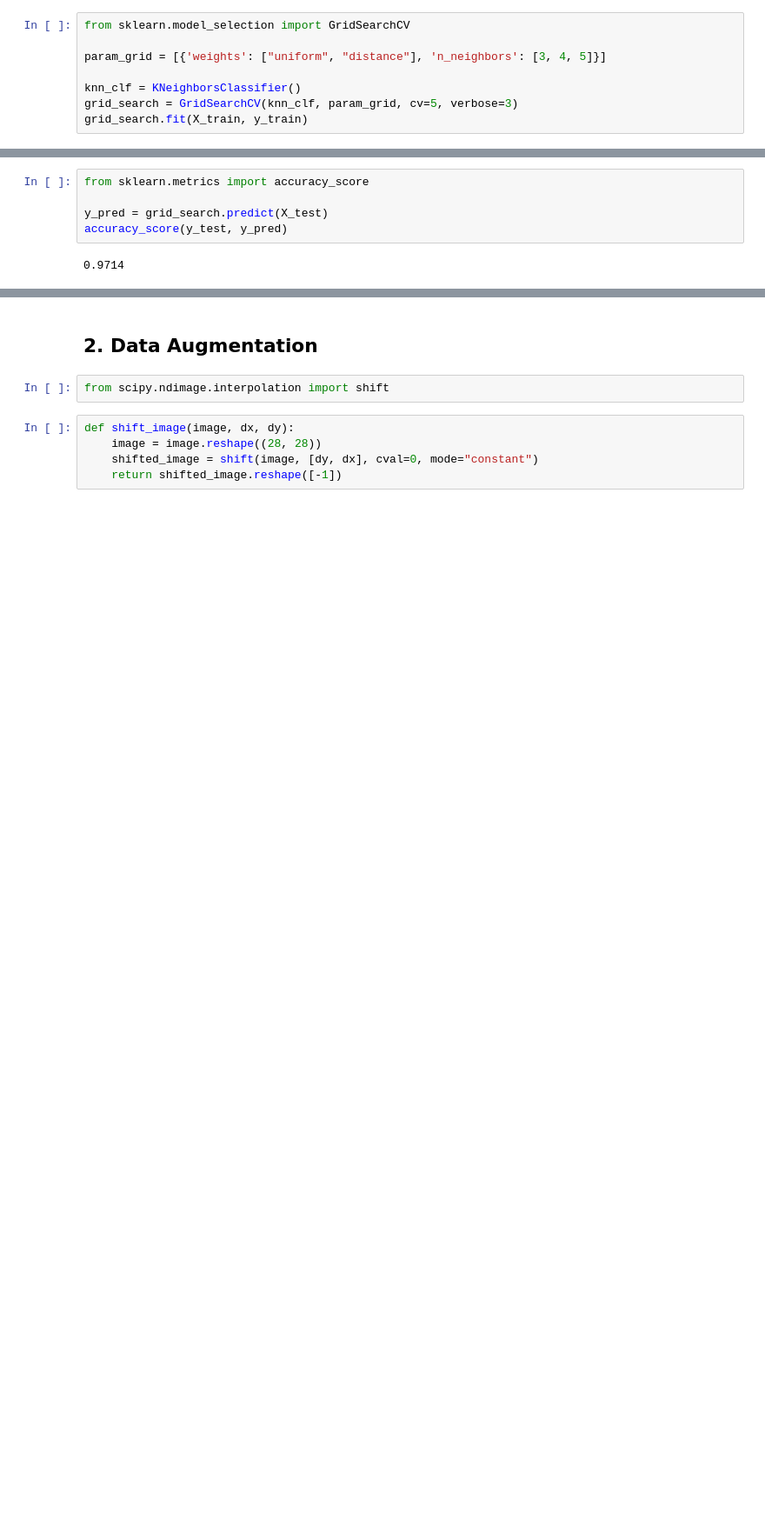
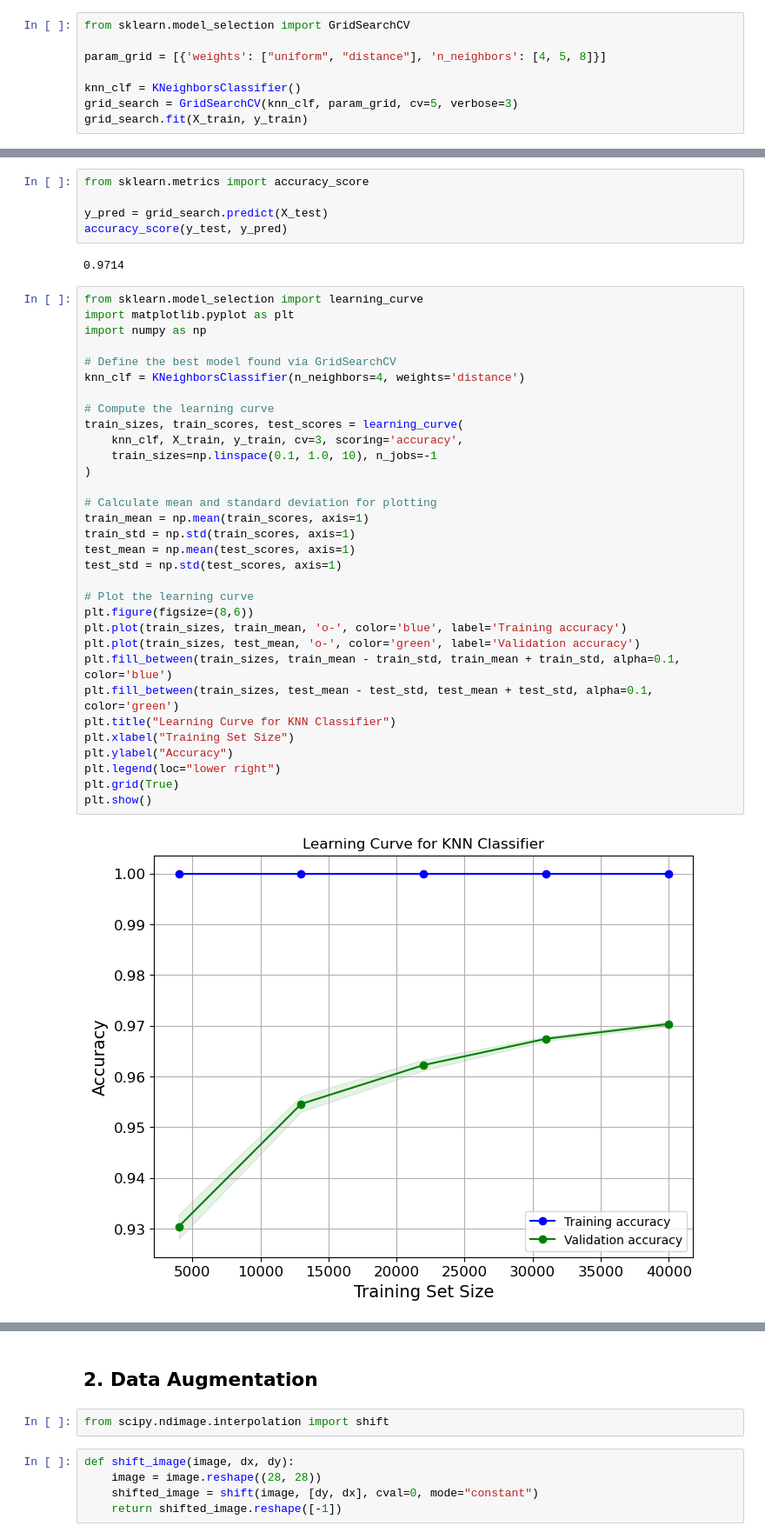
Before and after one commit to suka1901/handson-ml2, a Jupyter notebook: 03_classification.ipynb, the cells around one changed output, grey strips where cells are left out. Shown at 87% size. Cells and saved outputs as stored; diff of their text form; blank space fills up the shorter version.

```diff
--- a/03_classification.ipynb
+++ b/03_classification.ipynb
@@ -708,7 +710,7 @@ Predicted probabilities: [[0.2 0.  0.  0.  0.  0.  0.  0.  0.  0.8]]
 # %%
 from sklearn.model_selection import GridSearchCV
 
-param_grid = [{'weights': ["uniform", "distance"], 'n_neighbors': [3, 4, 5]}]
+param_grid = [{'weights': ["uniform", "distance"], 'n_neighbors': [4, 5, 8]}]
 
 knn_clf = KNeighborsClassifier()
 grid_search = GridSearchCV(knn_clf, param_grid, cv=5, verbose=3)
@@ -760,3 +752,37 @@ y_pred = grid_search.predict(X_test)
 accuracy_score(y_test, y_pred)
 # %% [output]
 0.9714
+# %%
+from sklearn.model_selection import learning_curve
+import matplotlib.pyplot as plt
+import numpy as np
+
+# Define the best model found via GridSearchCV
+knn_clf = KNeighborsClassifier(n_neighbors=4, weights='distance')
+
+# Compute the learning curve
+train_sizes, train_scores, test_scores = learning_curve(
+    knn_clf, X_train, y_train, cv=3, scoring='accuracy',
+    train_sizes=np.linspace(0.1, 1.0, 10), n_jobs=-1
+)
+
+# Calculate mean and standard deviation for plotting
+train_mean = np.mean(train_scores, axis=1)
+train_std = np.std(train_scores, axis=1)
+test_mean = np.mean(test_scores, axis=1)
+test_std = np.std(test_scores, axis=1)
+
+# Plot the learning curve
+plt.figure(figsize=(8,6))
+plt.plot(train_sizes, train_mean, 'o-', color='blue', label='Training accuracy')
+plt.plot(train_sizes, test_mean, 'o-', color='green', label='Validation accuracy')
+plt.fill_between(train_sizes, train_mean - train_std, train_mean + train_std, alpha=0.1, color='blue')
+plt.fill_between(train_sizes, test_mean - test_std, test_mean + test_std, alpha=0.1, color='green')
+plt.title("Learning Curve for KNN Classifier")
+plt.xlabel("Training Set Size")
+plt.ylabel("Accuracy")
+plt.legend(loc="lower right")
+plt.grid(True)
+plt.show()
+# %% [output]
+[figure, added]
```
Also changed, not shown: parts of 11 cells of this notebook.
